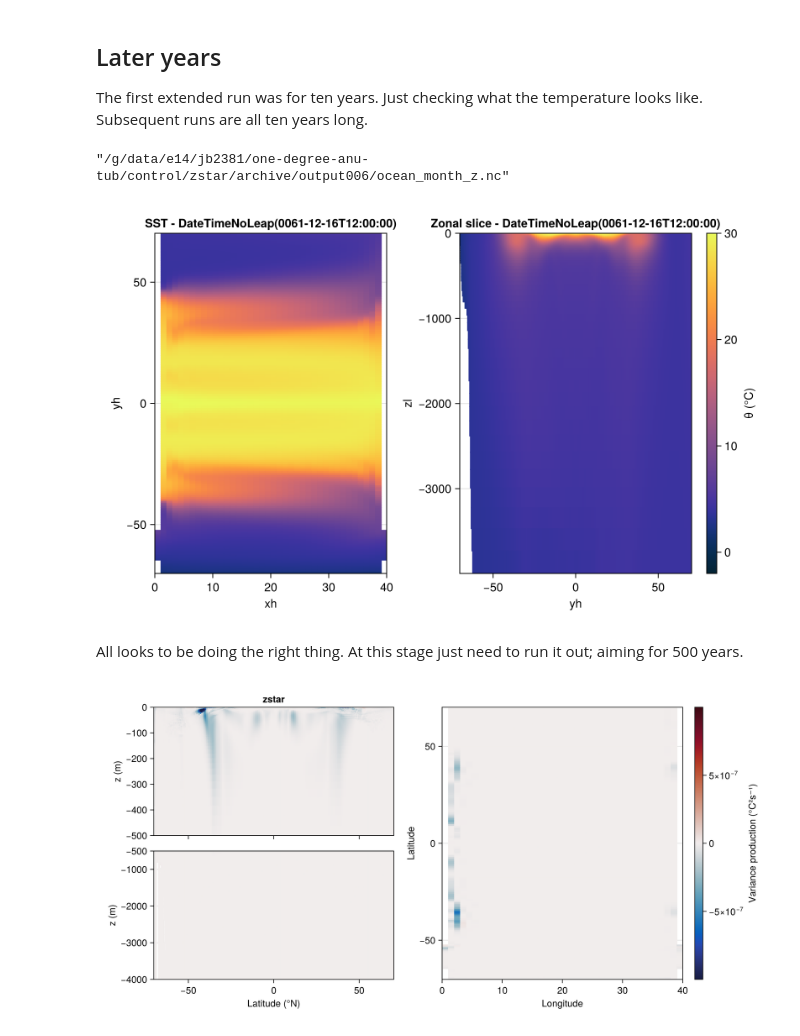
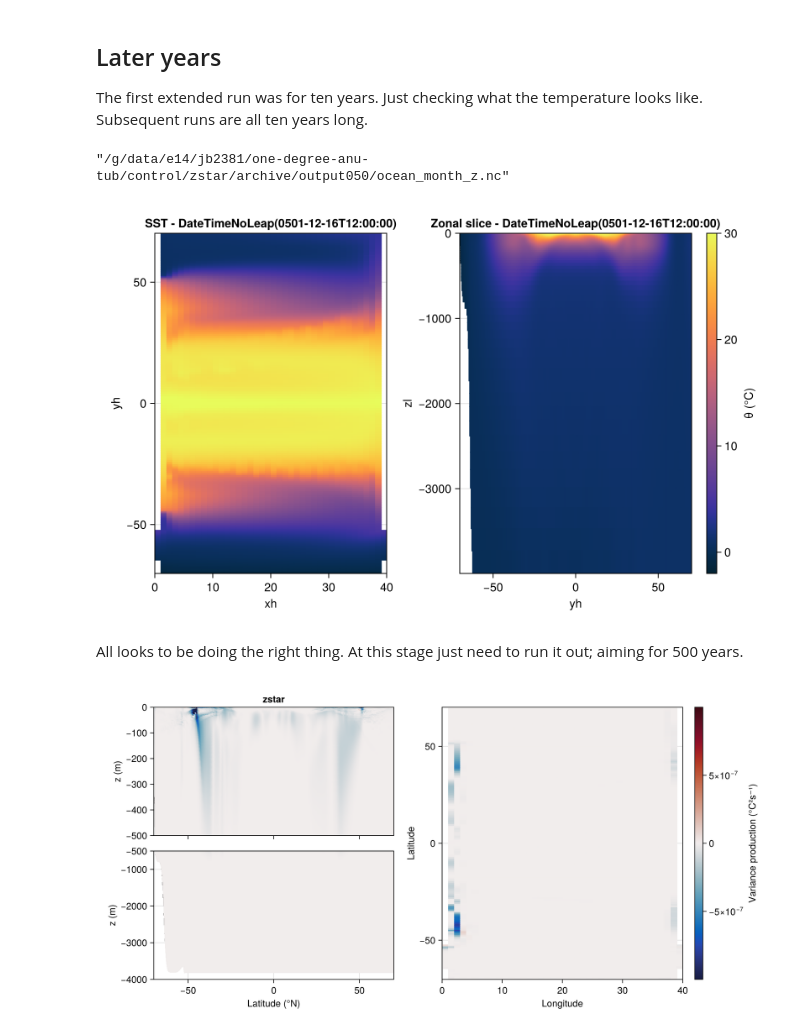
Before and after one commit to jbisits/anu-tub, a Jupyter notebook: output/zstar/one_deg_zstar.ipynb, the cells around one changed output. Cells and saved outputs as stored; diff of their text form; code cells hidden in the pictures.

```diff
--- a/output/zstar/one_deg_zstar.ipynb
+++ b/output/zstar/one_deg_zstar.ipynb
@@ -163,11 +163,11 @@ The first extended run was for ten years.
 Just checking what the temperature looks like.
 Subsequent runs are all ten years long.
 # %%
-later = "/g/data/e14/jb2381/one-degree-anu-tub/control/zstar/archive/output006"
+later = "/g/data/e14/jb2381/one-degree-anu-tub/control/zstar/archive/output050"
 monthly = joinpath(later, "ocean_month.nc")
 zmonthly = joinpath(later, "ocean_month_z.nc")
 # %% [output]
-"/g/data/e14/jb2381/one-degree-anu-tub/control/zstar/archive/output006/ocean_month_z.nc"
+"/g/data/e14/jb2381/one-degree-anu-tub/control/zstar/archive/output050/ocean_month_z.nc"
 # %%
 ds = NCDataset(zmonthly, maskingvalue = NaN)
 t = round.(ds["time"][:], Hour)
@@ -195,7 +195,7 @@ hm = heatmap!(ax2, yh, -zl, zonal_θ; colormap, colorrange)
 Colorbar(fig[1, 3], hm, label = "θ (°C)")
 fig
 # %% [output]
-[figure, old version]
+[figure, new version]
 # %% [markdown]
 All looks to be doing the right thing.
 At this stage just need to run it out; aiming for 500 years.
@@ -220,23 +223,25 @@ nothing
 # %%
 fig = Figure(size = (1000, 500))
 
 colormap = :balance
 colorrange = (-1e-6, 1e-6)
 
 axtop = Axis(fig[1, 1], xlabel = "Latitude (°N)", ylabel = "z (m)", title = "zstar")
 hidexdecorations!(axtop, ticks = false)
-hm = heatmap!(axtop, yh, -zl, asvp_zonal; colorrange, colormap)
+hm = surface!(axtop, yh, -∫h_vc, zeros(size(asvp_zonal)); colorrange, colormap, color = asvp_zonal, shading = NoShading)
+xlims!(axtop, -70, 70)
 ylims!(axtop, -500, 0)
 axbot = Axis(fig[2, 1], xlabel = "Latitude (°N)", ylabel = "z (m)")
-hm = heatmap!(axbot, yh, -zl, asvp_zonal; colorrange, colormap)
+hm = surface!(axbot, yh, -∫h_vc, zeros(size(asvp_zonal)); colorrange, colormap, color = asvp_zonal, shading = NoShading)
+xlims!(axbot, -70, 70)
 ylims!(axbot, -4000, -500)
 axbot.yticks = [-4000, -3000, -2000, -1000, -500]
 
 ax = Axis(fig[:, 2], xlabel = "Longitude", ylabel = "Latitude")
 heatmap!(ax, xh, yh, asvp_depth; colormap, colorrange)
 
 Colorbar(fig[:, 3], hm, label = "Variance production (°C²s⁻¹)")
 
 fig
 # %% [output]
-[figure, old version]
+[figure, new version]
```
Also changed, not shown: parts of 1 cell of this notebook, 1 other file.
